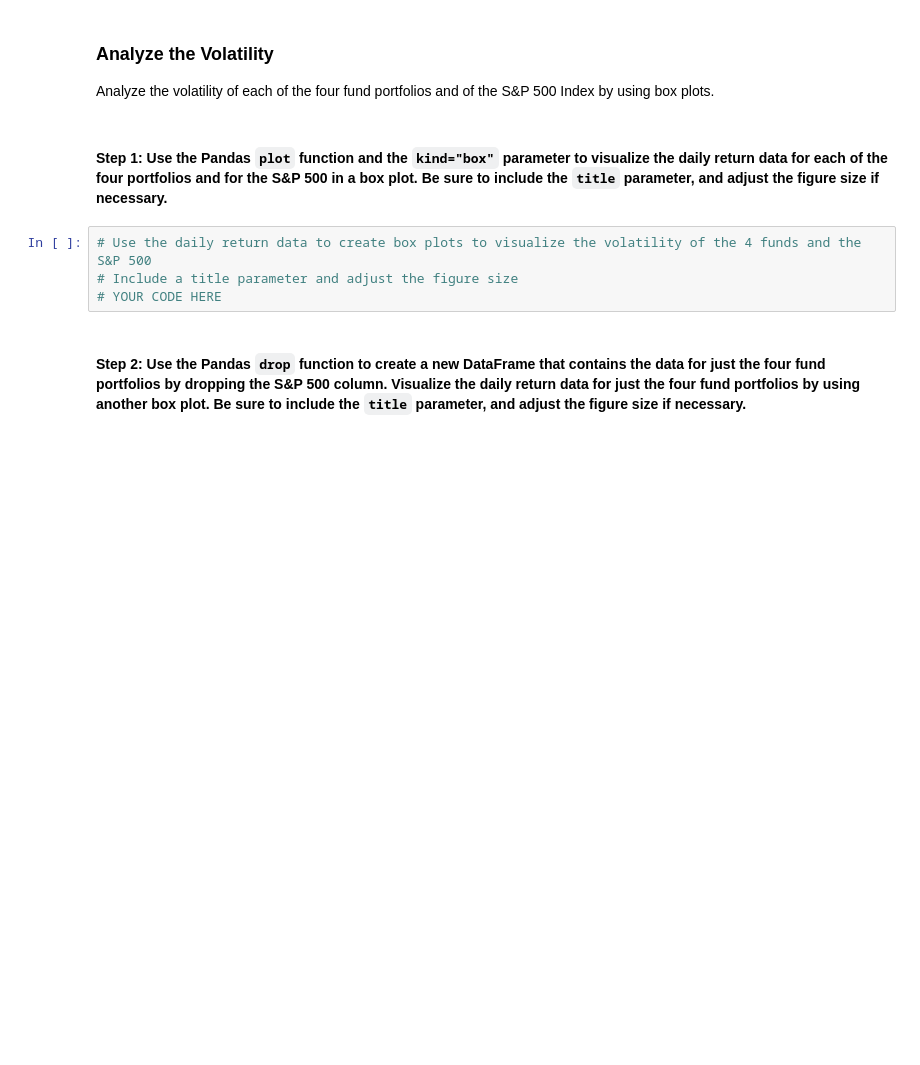
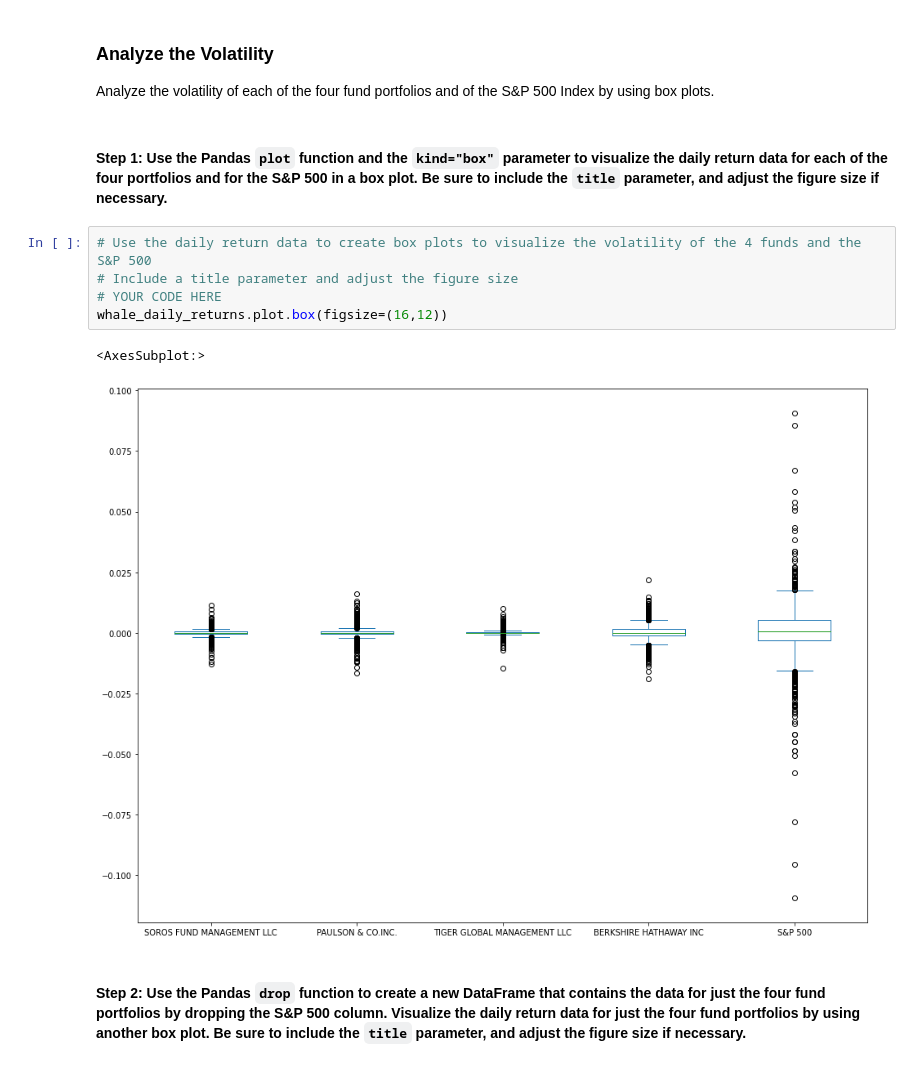
Before and after one commit to rajtolani/Challenge4-Risk-return-analysis, a Jupyter notebook: risk_return_analysis.ipynb, the cells around one changed output. Saved outputs shown, nothing was run; the diff lists cells and outputs as text; blank space fills up the shorter version.

```diff
--- a/risk_return_analysis.ipynb
+++ b/risk_return_analysis.ipynb
@@ -203,7 +217,11 @@ Analyze the volatility of each of the four fund portfolios and of the S&P 500 In
 # %%
 # Use the daily return data to create box plots to visualize the volatility of the 4 funds and the S&P 500
 # Include a title parameter and adjust the figure size
 # YOUR CODE HERE
+whale_daily_returns.plot.box(figsize=(16,12))
+# %% [output]
+<AxesSubplot:>
+[figure, added]
 # %% [markdown]
 #### Step 2: Use the Pandas `drop` function to create a new DataFrame that contains the data for just the four fund portfolios by dropping the S&P 500 column. Visualize the daily return data for just the four fund portfolios by using another box plot. Be sure to include the `title` parameter, and adjust the figure size if necessary.
 # %%
```
Also changed, not shown: parts of 28 cells of this notebook.
